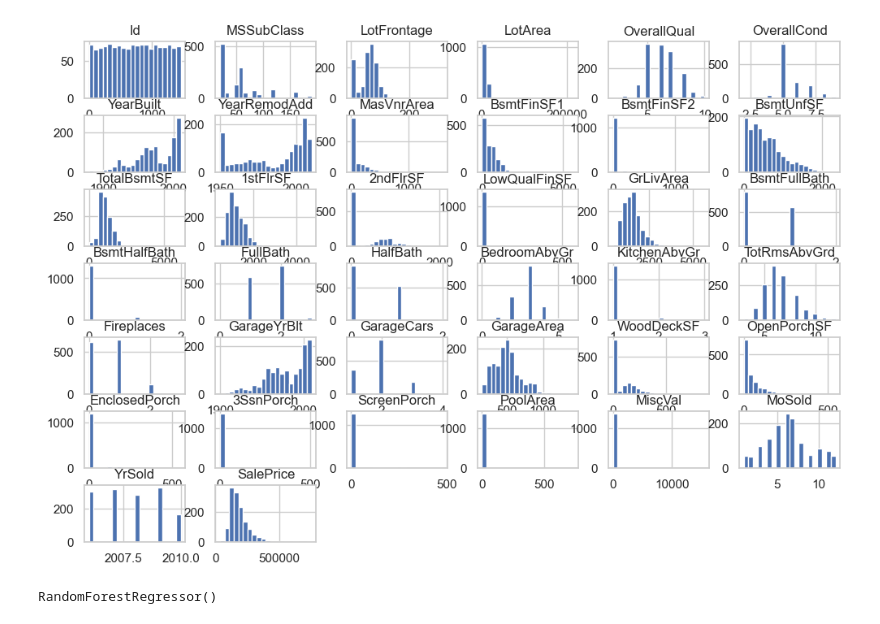
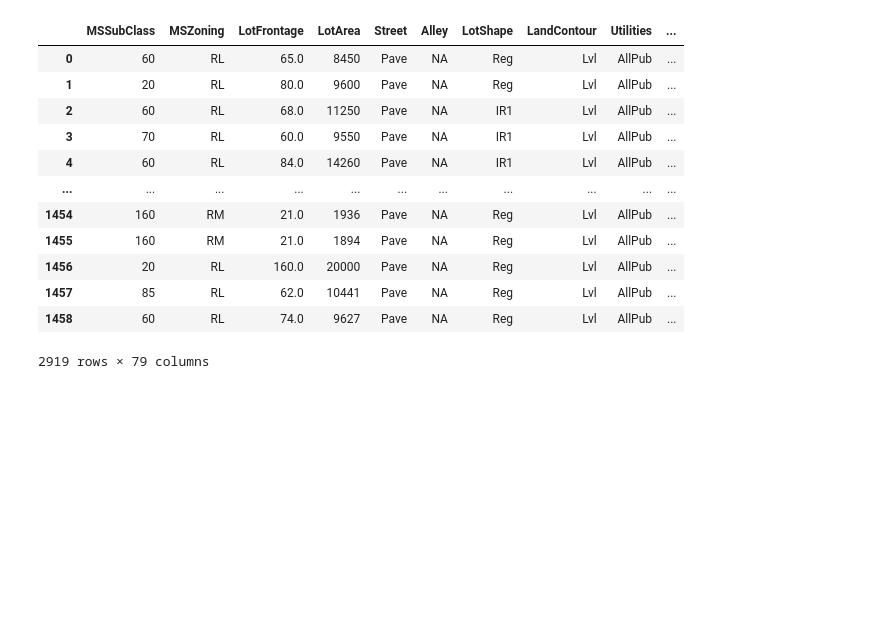
Before and after one commit to crackalamoo/kaggle-house-prices, a Jupyter notebook: house-prices.ipynb, the cells around one changed output. Drawn from its saved outputs; the diff is of its cells as text; code cells hidden in the pictures; blank space fills up the shorter version.

```diff
--- a/house-prices.ipynb
+++ b/house-prices.ipynb
@@ -36,6 +45,7 @@ train.head()
 # PoolQC: NA = no pool
 # Fence: NA = no fence
 # MiscFeature: NA = no misc feature
+# GarageYrBlt: NA = no garage
 
 def handle_na(df):
     use_na = [
@@ -50,5 +60,7 @@ def handle_na(df):
         df[key] = df[key].fillna('NA')
     for key in use_0:
         df[key] = df[key].fillna(0)
-    df = df.dropna()
+
+    df['Electrical'] = df['Electrical'].fillna(df['Electrical'].mode()[0])
+    df['GarageYrBlt'] = df['GarageYrBlt'].fillna(min(df['GarageYrBlt']))
     return df
@@ -57,18 +67,51 @@ train = handle_na(train)
+# %%
+# Basic feature engineering / processing tasks
+
+def feature_engineering(df):
+    # drop Id
+    df = df.drop(['Id'], axis=1)
+
+    # combine month sold and year sold into one column
+    df['SaleDate'] = df['MoSold']/12 + df['YrSold']
+    df = df.drop(['MoSold', 'YrSold'], axis=1)
+
+    # convert mssubclass to categorical
+    df['MSSubClass'] = df['MSSubClass'].astype(str)
+
+    # for everything that's not a numerical column, convert to categorical
+    non_numerical_cols = df.select_dtypes(exclude=np.number).columns
+    df[non_numerical_cols] = df[non_numerical_cols].astype('category')
+    return df
+# %%
+merged = feature_engineering(handle_na(merged))
+merged
+# %% [output]
+|  | MSSubClass | MSZoning | LotFrontage | LotArea | Street | Alley | LotShape | LandContour | Utilities | ... |
+| 0 | 60 | RL | 65.0 | 8450 | Pave | NA | Reg | Lvl | AllPub | ... |
+| 1 | 20 | RL | 80.0 | 9600 | Pave | NA | Reg | Lvl | AllPub | ... |
+| 2 | 60 | RL | 68.0 | 11250 | Pave | NA | IR1 | Lvl | AllPub | ... |
+| 3 | 70 | RL | 60.0 | 9550 | Pave | NA | IR1 | Lvl | AllPub | ... |
+| 4 | 60 | RL | 84.0 | 14260 | Pave | NA | IR1 | Lvl | AllPub | ... |
+| ... | ... | ... | ... | ... | ... | ... | ... | ... | ... | ... |
+| 1454 | 160 | RM | 21.0 | 1936 | Pave | NA | Reg | Lvl | AllPub | ... |
+| 1455 | 160 | RM | 21.0 | 1894 | Pave | NA | Reg | Lvl | AllPub | ... |
+| 1456 | 20 | RL | 160.0 | 20000 | Pave | NA | Reg | Lvl | AllPub | ... |
+| 1457 | 85 | RL | 62.0 | 10441 | Pave | NA | Reg | Lvl | AllPub | ... |
+| 1458 | 60 | RL | 74.0 | 9627 | Pave | NA | Reg | Lvl | AllPub | ... |
+2919 rows × 79 columns
 # %%
-import seaborn as sns
-# Set the plot style
-sns.set(style='whitegrid')
+# import seaborn as sns
+# # Set the plot style
+# sns.set_theme(style='whitegrid')
 
-# Select numerical columns and plot histograms
-numerical_cols = train.select_dtypes(include=np.number).columns
-train[numerical_cols].hist(figsize=(12, 8), bins=20)
+# # Select numerical columns and plot histograms
+# numerical_cols = data.select_dtypes(include=np.number).columns
+# data[numerical_cols].hist(figsize=(12, 8), bins=20)
 
-# Add labels and titles
-plt.xlabel('Value')
-plt.ylabel('Frequency')
-plt.title('Histograms of Numerical Features')
+# # Add labels and titles
+# plt.xlabel('Value')
+# plt.ylabel('Frequency')
+# plt.title('Histograms of Numerical Features')
 
-# Show the plot
-plt.show()
+# # Show the plot
+# plt.show()
-# %% [output]
-[figure, removed]
@@ -104,12 +125,0 @@ train, val = train_test_split(train, test_size=0.2)
-# %%
-# Create an instance of the LinearRegression model
-model = RandomForestRegressor()
-
-# Fit the model to the training data
-model.fit(train.drop('SalePrice', axis=1), train['SalePrice'])
-
-# Print the coefficients and intercept
-# print('Coefficients:', model.coef_)
-# print('Intercept:', model.intercept_)
-# %% [output]
-RandomForestRegressor()
```
Also changed, not shown: parts of 24 cells of this notebook, 2 other files.
